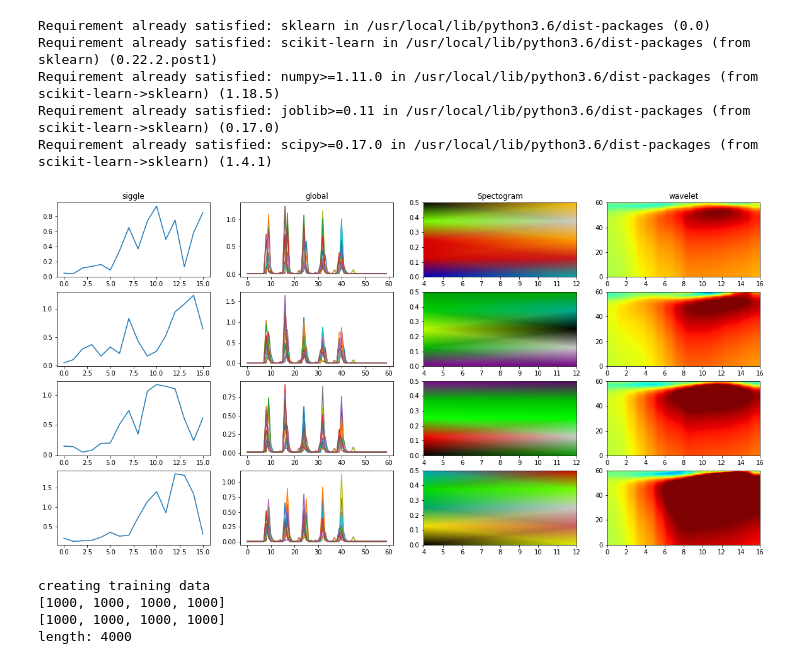
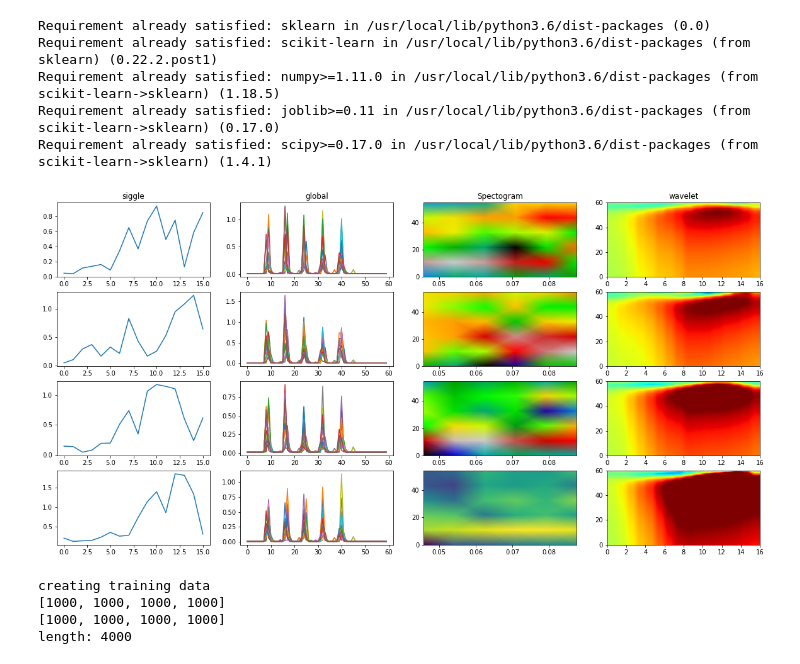
Before and after one commit to wedexyz/eeg-, a Jupyter notebook: CNN+ReduceLe+CrossVall.ipynb, the cells around one changed output. Drawn from its saved outputs; the diff is of its cells as text; code cells hidden in the pictures.

```diff
--- a/CNN+ReduceLe+CrossVall.ipynb
+++ b/CNN+ReduceLe+CrossVall.ipynb
@@ -56,9 +56,9 @@ kelas4a=kiri[175]
 #print(idlea.shape)
 
 
-f1, t1,Sxx= signal.spectrogram(kelas1,fs=1.0, window=('tukey', 0.25),
-                             nperseg=8,
-                             noverlap=0,
+f1, t1,Sxx= signal.spectrogram(kelas1,fs=120, window=('tukey', 0.25),
+                             nperseg=11,
+                             noverlap=10,
                              nfft=None,
                              detrend='constant',
                              return_onesided=True,
@@ -67,9 +67,9 @@ f1, t1,Sxx= signal.spectrogram(kelas1,fs=1.0, window=('tukey', 0.25),
                              mode='psd'
                             )
 dbs1 = 10*np.log10(Sxx)
-f2, t2,Sxx= signal.spectrogram(kelas2,fs=1.0, window=('tukey', 0.25),
-                             nperseg=8,
-                             noverlap=0,
+f2, t2,Sxx= signal.spectrogram(kelas2,fs=120, window=('tukey', 0.25),
+                             nperseg=11,
+                             noverlap=10,
                              nfft=None,
                              detrend='constant',
                              return_onesided=True,
@@ -78,9 +78,9 @@ f2, t2,Sxx= signal.spectrogram(kelas2,fs=1.0, window=('tukey', 0.25),
                              mode='psd',
                             )
 dbs2 = 10*np.log10(Sxx)
-f3, t3,Sxx= signal.spectrogram(kelas3,fs=1.0, window=('tukey', 0.25),
-                             nperseg=8,
-                             noverlap=0,
+f3, t3,Sxx= signal.spectrogram(kelas3,fs=120, window=('tukey', 0.25),
+                             nperseg=11,
+                             noverlap=10,
                              nfft=None,
                              detrend='constant',
                              return_onesided=True,
@@ -89,9 +89,9 @@ f3, t3,Sxx= signal.spectrogram(kelas3,fs=1.0, window=('tukey', 0.25),
                              mode='psd'
                             )
 dbs3 = 10*np.log10(Sxx)
-f4, t4,Sxx= signal.spectrogram(kelas4,fs=1.0, window=('tukey', 0.25),
-                             nperseg=8,
-                             noverlap=0,
+f4, t4,Sxx= signal.spectrogram(kelas4,fs=120, window=('tukey', 0.25),
+                             nperseg=11,
+                             noverlap=10,
                              nfft=None,
                              detrend='constant',
                              return_onesided=True,
@@ -115,36 +115,36 @@ axs[1].set_title("global")
 axs[1].plot(kelas1a)
 
 axs[2].set_title("Spectogram")
 axs[2].pcolormesh(t1, f1,dbs1,
                   shading='gouraud',
                   cmap='nipy_spectral')
 
 axs[3].set_title("wavelet")
 axs[3].imshow(cwt1,extent=[0,16,0,60],cmap='jet',aspect='auto',vmax=abs(cwtmatr).max(),vmin=-abs(cwtmatr).max())
 
 axs[4].plot(kelas2)
 axs[5].plot(kelas2a)
 axs[6].pcolormesh(t2, f2,dbs2,
                   shading='gouraud',
                   cmap='nipy_spectral')
 axs[7].imshow(cwt2,extent=[0,16,0,60],cmap='jet',aspect='auto',vmax=abs(cwtmatr).max(),vmin=-abs(cwtmatr).max())
 
 axs[8].plot(kelas3)
 axs[9].plot(kelas3a)
 axs[10].pcolormesh(t3, f3,dbs3,
                   shading='gouraud',
                   cmap='nipy_spectral')
 axs[11].imshow(cwt3,extent=[0,16,0,60],cmap='jet',aspect='auto',vmax=abs(cwtmatr).max(),vmin=-abs(cwtmatr).max())
 
 axs[12].plot(kelas4)
 axs[13].plot(kelas4a)
-axs[14].pcolormesh(t3, f3,dbs4,
+axs[14].pcolormesh(t4, f4,dbs4,
                   shading='gouraud',
-                  cmap='nipy_spectral')
+                  cmap='viridis')
 axs[15].imshow(cwt4,extent=[0,16,0,60],cmap='jet',aspect='auto',vmax=abs(cwtmatr).max(),vmin=-abs(cwtmatr).max())
 plt.show()
 # %% [output]
-[figure, old version]
+[figure, new version]
 # %%
 ACTIONS = ["kiri", "maju","idle","kanan"]
 reshape = (-1,16, 60,1)
```
